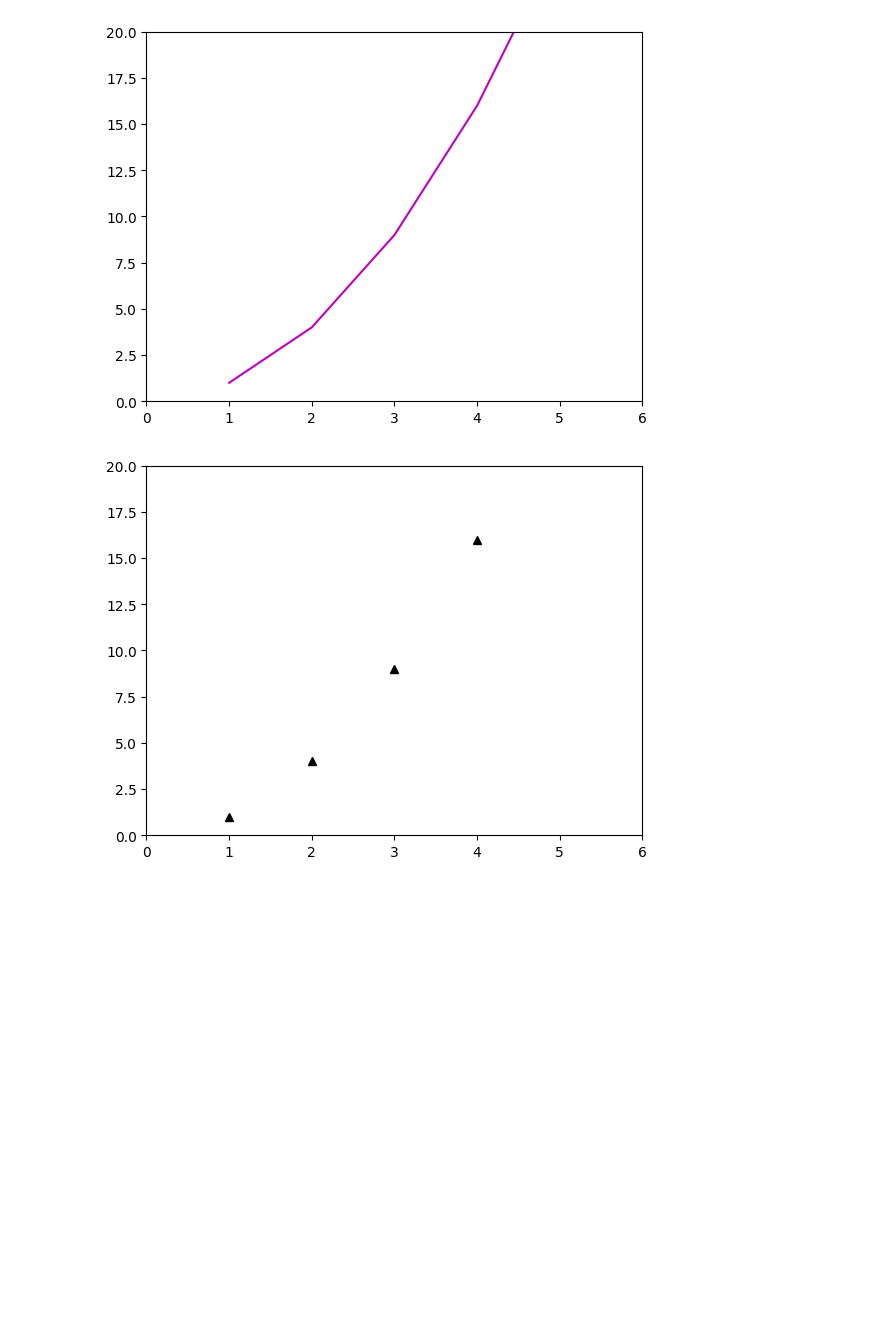
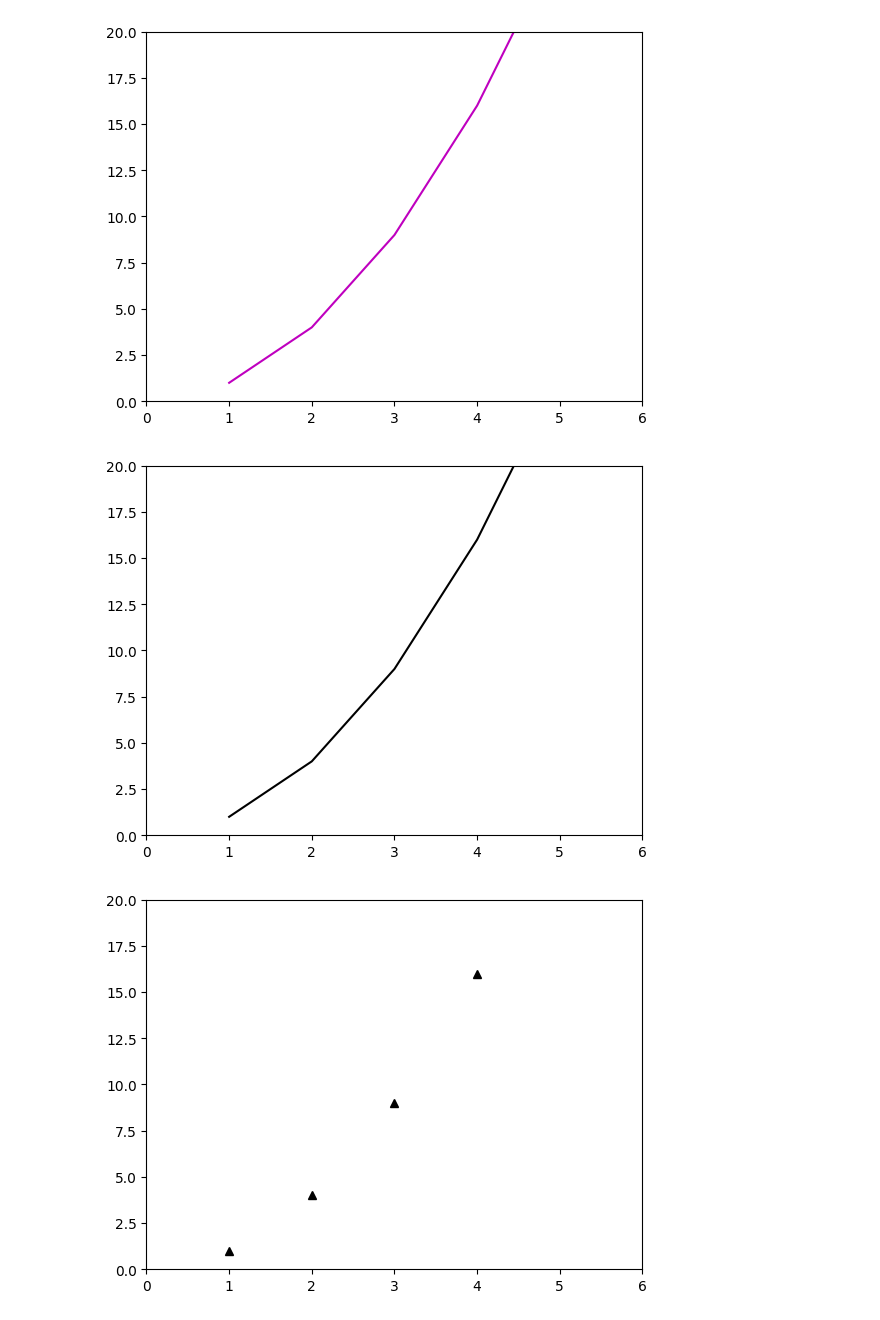
Before and after one commit to Avanish7974/Matplotlib, a Jupyter notebook: 2_matplotlib.ipynb, the cells around one changed output. Saved outputs shown, nothing was run; the diff lists cells and outputs as text; code cells hidden in the pictures; blank space fills up the shorter version.

```diff
--- a/2_matplotlib.ipynb
+++ b/2_matplotlib.ipynb
@@ -16,5 +17,12 @@ plt.show()
 # %% [output]
 [figure]
+# %%
+from matplotlib import pyplot as plt
+plt.plot([1,2,3,4,5], [1,4,9,16,25],'k')
+plt.axis([0, 6, 0, 20])
+plt.show()
+# %% [output]
+[figure, added]
 # %%
 from matplotlib import pyplot as plt
 plt.plot([1,2,3,4,5], [1,4,9,16,25],'^k')
```
Also changed, not shown: parts of 1 cell of this notebook, 1 other file.
